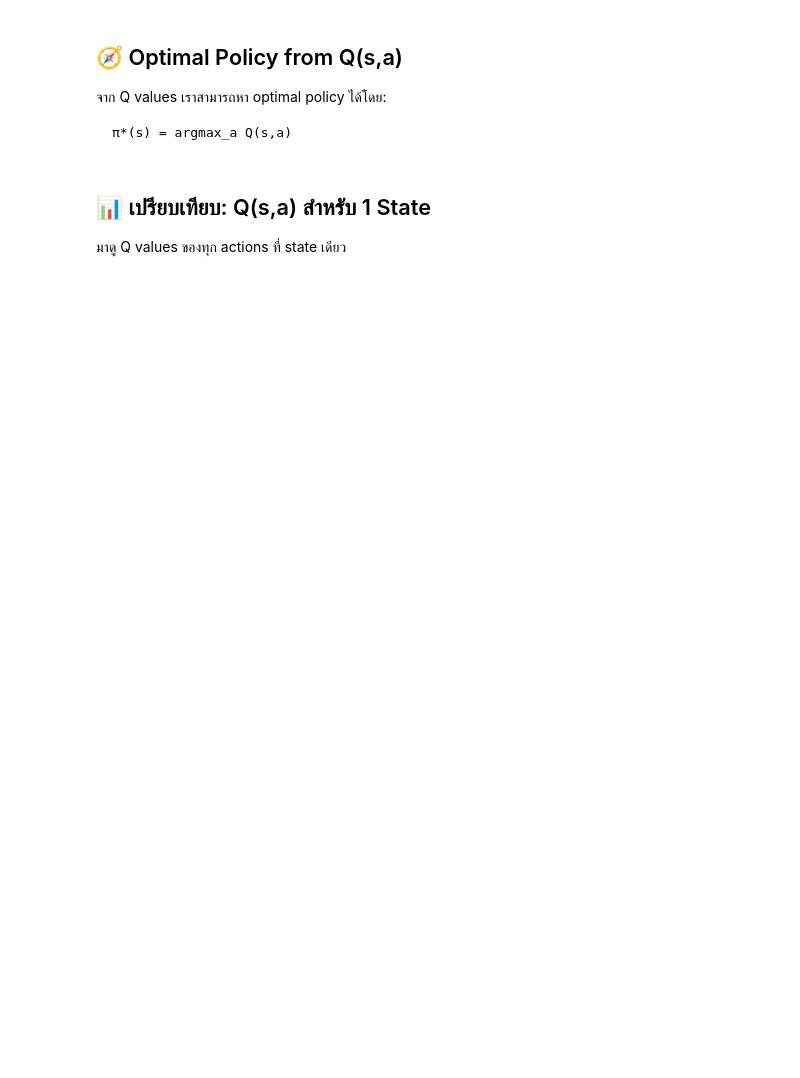
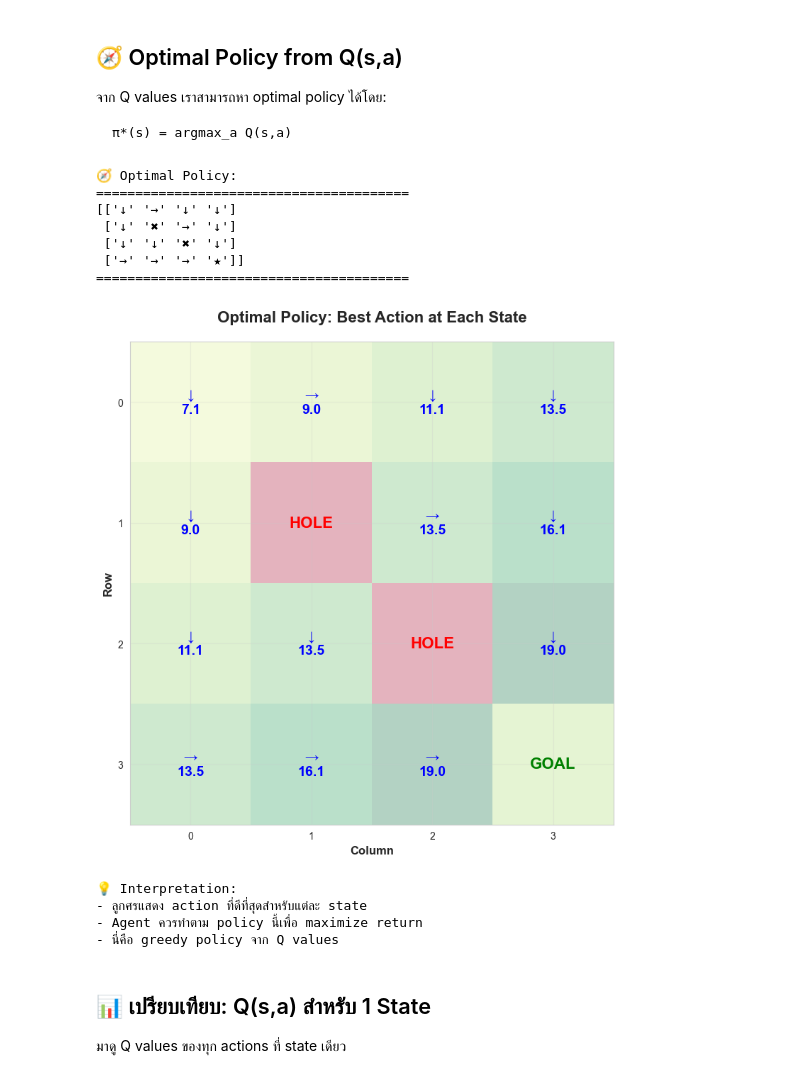
Before and after one commit to safem0de/POC_Safem0de_IS, a Jupyter notebook: POC_Claude_IS/DL_for_Traders/01_RL_Fundamentals/03_value_functions.ipynb, the cells around one changed output. Drawn from its saved outputs; the diff is of its cells as text; code cells hidden in the pictures; blank space fills up the shorter version.

Commit message:
test run 03_value_function

```diff
--- a/POC_Claude_IS/DL_for_Traders/01_RL_Fundamentals/03_value_functions.ipynb
+++ b/POC_Claude_IS/DL_for_Traders/01_RL_Fundamentals/03_value_functions.ipynb
@@ -361,35 +387,48 @@ ax.imshow(grid.V, cmap='RdYlGn', interpolation='nearest', alpha=0.3)
 # Add arrows and labels
 for r in range(grid.size):
     for c in range(grid.size):
         action = optimal_policy[r, c]
 
         if action == '★':
-            ax.text(c, r, '★\nGOAL', ha="center", va="center",
+            ax.text(c, r, 'GOAL', ha="center", va="center",
                    fontsize=16, fontweight='bold', color='green')
         elif action == '✖':
-            ax.text(c, r, '✖\nHOLE', ha="center", va="center",
+            ax.text(c, r, 'HOLE', ha="center", va="center",
                    fontsize=16, fontweight='bold', color='red')
         else:
             # Show arrow and Q value
             q_value = grid.Q[action][r, c]
             ax.text(c, r, f'{action}\n{q_value:.1f}', ha="center", va="center",
                    fontsize=14, fontweight='bold', color='blue')
 
 ax.set_title('Optimal Policy: Best Action at Each State',
              fontsize=16, fontweight='bold', pad=20)
 ax.set_xticks(range(grid.size))
 ax.set_yticks(range(grid.size))
 ax.set_xlabel('Column', fontsize=12, fontweight='bold')
 ax.set_ylabel('Row', fontsize=12, fontweight='bold')
 ax.grid(True, alpha=0.3)
 
 plt.tight_layout()
 plt.show()
 
 print("\n💡 Interpretation:")
 print("- ลูกศรแสดง action ที่ดีที่สุดสำหรับแต่ละ state")
 print("- Agent ควรทำตาม policy นี้เพื่อ maximize return")
 print("- นี่คือ greedy policy จาก Q values")
+# %% [output]
+🧭 Optimal Policy:
+========================================
+[['↓' '→' '↓' '↓']
+ ['↓' '✖' '→' '↓']
+ ['↓' '↓' '✖' '↓']
+ ['→' '→' '→' '★']]
+========================================
+[figure, added]
+💡 Interpretation:
+- ลูกศรแสดง action ที่ดีที่สุดสำหรับแต่ละ state
+- Agent ควรทำตาม policy นี้เพื่อ maximize return
+- นี่คือ greedy policy จาก Q values
 # %% [markdown]
 ## 📊 เปรียบเทียบ: Q(s,a) สำหรับ 1 State
 
```
Also changed, not shown: parts of 7 cells of this notebook.
